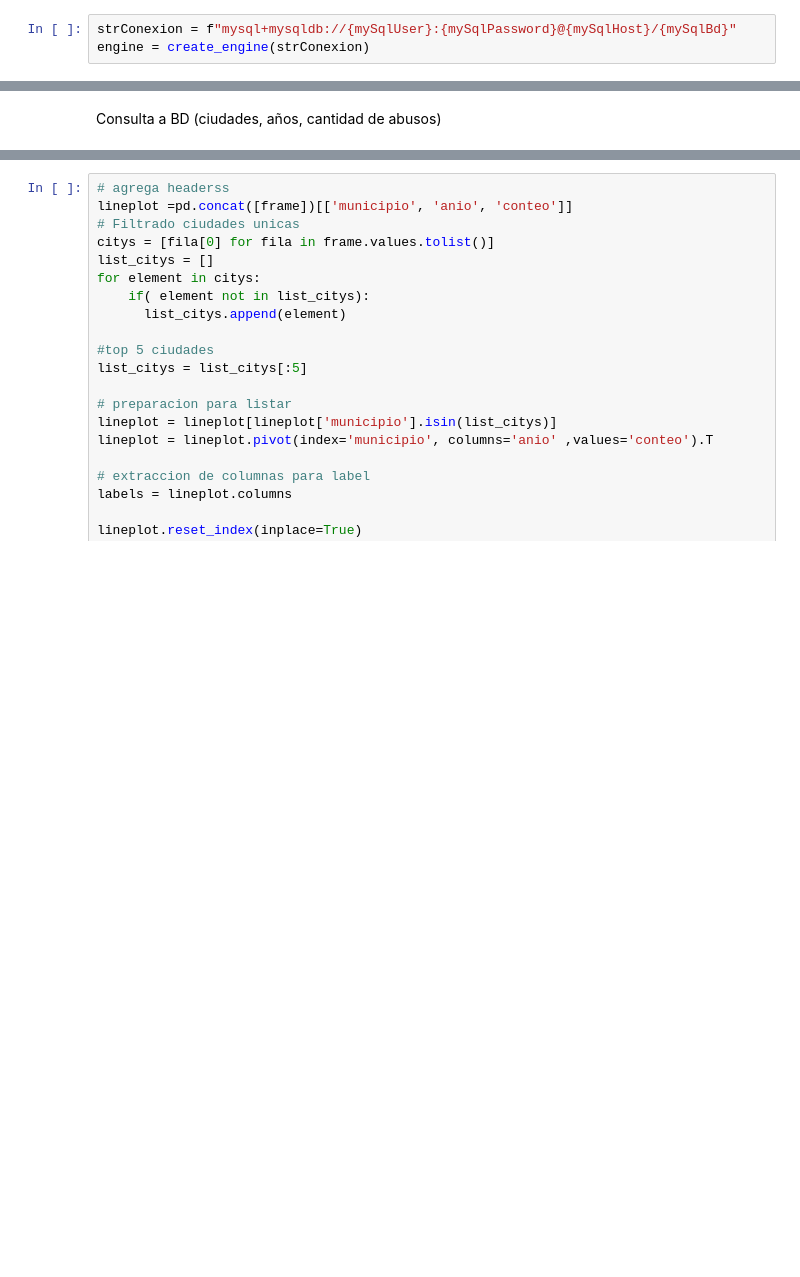
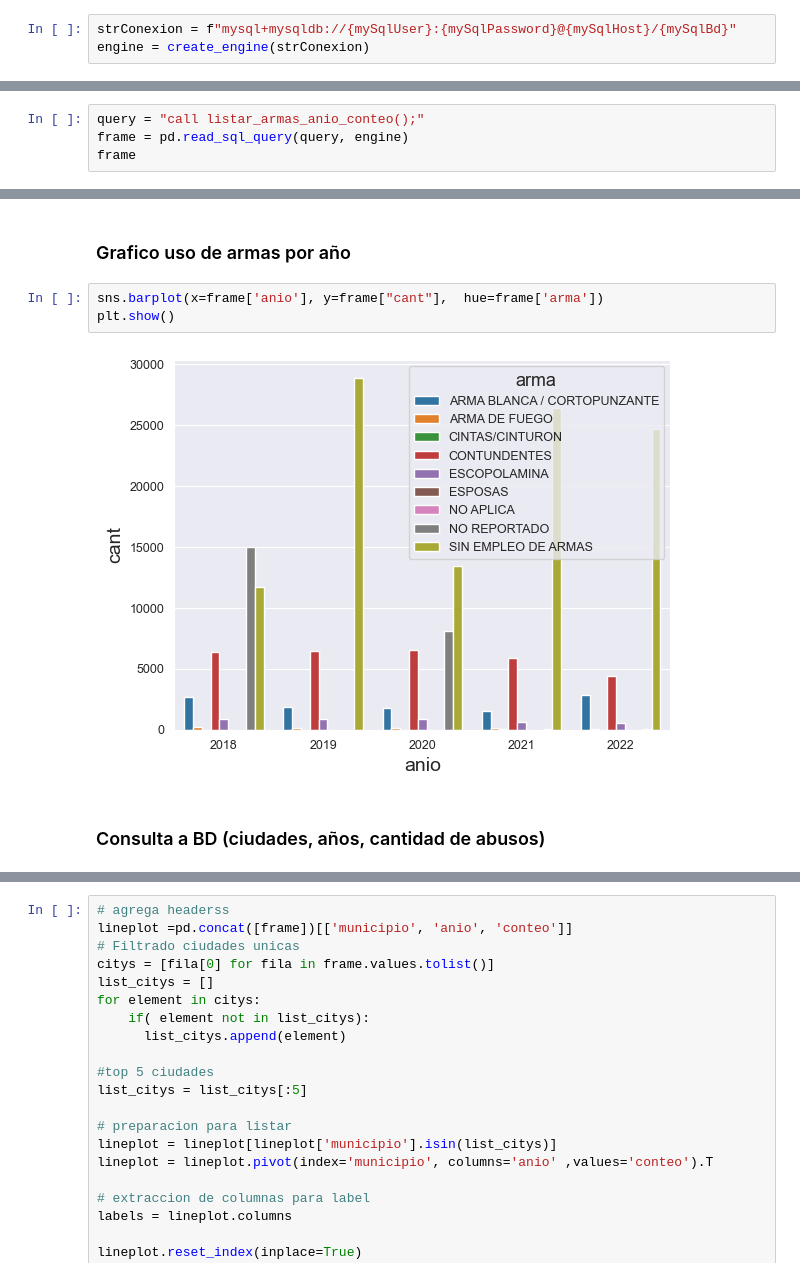
Before and after one commit to JnGzn/p-integrador-abusos, a Jupyter notebook: Grafica.ipynb, the cells around one changed output, grey strips where cells are left out. Saved outputs shown, nothing was run; the diff lists cells and outputs as text; blank space fills up the shorter version.

```diff
--- a/Grafica.ipynb
+++ b/Grafica.ipynb
@@ -27,0 +57,4 @@ engine = create_engine(strConexion)
+# %%
+query = "call listar_armas_anio_conteo();"
+frame = pd.read_sql_query(query, engine)
+frame
@@ -28,5 +75,12 @@ engine = create_engine(strConexion)
+# %% [markdown]
+### Grafico uso de armas por año
+# %%
+sns.barplot(x=frame['anio'], y=frame["cant"],  hue=frame['arma'])
+plt.show()
+# %% [output]
+[figure, added]
 # %% [markdown]
-Consulta a BD (ciudades, años, cantidad de abusos)
+### Consulta a BD (ciudades, años, cantidad de abusos)
 # %%
 query = "call listar_ciudades_anio_conteo();"
 frame = pd.read_sql_query(query, engine)
```
Also changed, not shown: parts of 22 cells of this notebook, 2 other files.
